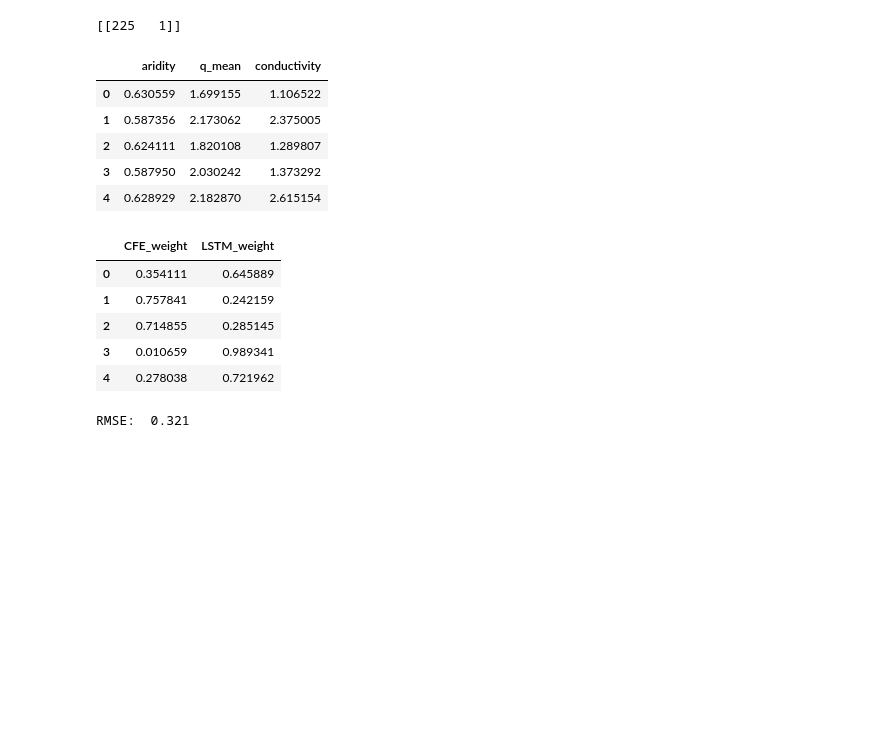
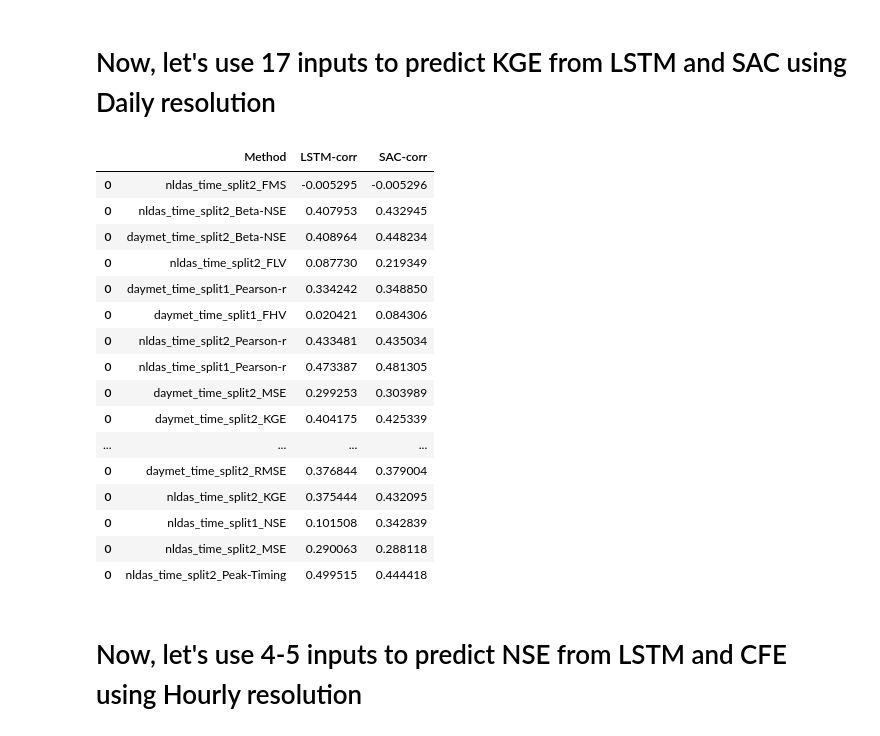
Before and after one commit to bolotinl/nextgen-form-eval, a Jupyter notebook: Mochi_Tests/Random Forest Regresser.ipynb, the cells around one changed output. Saved outputs shown, nothing was run; the diff lists cells and outputs as text; code cells hidden in the pictures; blank space fills up the shorter version.

```diff
--- a/Mochi_Tests/Random Forest Regresser.ipynb
+++ b/Mochi_Tests/Random Forest Regresser.ipynb
@@ -53,7 +90,0 @@ combined = np.vstack((CFE_coef, LSTM_coef)).T
-# %%
-no_data = np.argwhere(np.isnan(Features_combined))
-print(no_data)
-Features_input = np.delete(Features_combined, np.s_[225], 0)
-Weights_input = np.delete(combined, np.s_[225], 0)
-# %% [output]
-[[225   1]]
@@ -64,18 +90,0 @@ y = pd.DataFrame(Weights_input,columns=['CFE_weight','LSTM_weight'])# Target
-# %%
-x.head()
-# %% [output]
-|  | aridity | q_mean | conductivity |
-| 0 | 0.630559 | 1.699155 | 1.106522 |
-| 1 | 0.587356 | 2.173062 | 2.375005 |
-| 2 | 0.624111 | 1.820108 | 1.289807 |
-| 3 | 0.587950 | 2.030242 | 1.373292 |
-| 4 | 0.628929 | 2.182870 | 2.615154 |
-# %%
-y.head()
-# %% [output]
-|  | CFE_weight | LSTM_weight |
-| 0 | 0.354111 | 0.645889 |
-| 1 | 0.757841 | 0.242159 |
-| 2 | 0.714855 | 0.285145 |
-| 3 | 0.010659 | 0.989341 |
-| 4 | 0.278038 | 0.721962 |
@@ -85,15 +91,2 @@ x_train, x_test, y_train, y_test = train_test_split(x, y, test_size = 0.2, rando
-# %%
-# Initializing the Random Forest Regression model with 10 decision trees
-model = RandomForestRegressor(n_estimators = 10, random_state = 0)
-
-# Fitting the Random Forest Regression model to the data
-model.fit(x_train, y_train)
-
-# Predicting the target values of the test set
-y_pred = model.predict(x_test)
-
-# RMSE (Root Mean Square Error)
-rmse = float(format(np.sqrt(mean_squared_error(y_test, y_pred)), '.3f'))
-print("\nRMSE: ", rmse)
-# %% [output]
-RMSE:  0.321
+# %% [markdown]
+# Now, let's use 17 inputs to predict KGE from LSTM and SAC using Daily resolution
@@ -99,0 +217,22 @@ RMSE:  0.321
+# %%
+dfall
+# %% [output]
+|  | Method | LSTM-corr | SAC-corr |
+| 0 | nldas_time_split2_FMS | -0.005295 | -0.005296 |
+| 0 | nldas_time_split2_Beta-NSE | 0.407953 | 0.432945 |
+| 0 | daymet_time_split2_Beta-NSE | 0.408964 | 0.448234 |
+| 0 | nldas_time_split2_FLV | 0.087730 | 0.219349 |
+| 0 | daymet_time_split1_Pearson-r | 0.334242 | 0.348850 |
+| 0 | daymet_time_split1_FHV | 0.020421 | 0.084306 |
+| 0 | nldas_time_split2_Pearson-r | 0.433481 | 0.435034 |
+| 0 | nldas_time_split1_Pearson-r | 0.473387 | 0.481305 |
+| 0 | daymet_time_split2_MSE | 0.299253 | 0.303989 |
+| 0 | daymet_time_split2_KGE | 0.404175 | 0.425339 |
+| ... | ... | ... | ... |
+| 0 | daymet_time_split2_RMSE | 0.376844 | 0.379004 |
+| 0 | nldas_time_split2_KGE | 0.375444 | 0.432095 |
+| 0 | nldas_time_split1_NSE | 0.101508 | 0.342839 |
+| 0 | nldas_time_split2_MSE | 0.290063 | 0.288118 |
+| 0 | nldas_time_split2_Peak-Timing | 0.499515 | 0.444418 |
+# %% [markdown]
+# Now, let's use 4-5 inputs to predict NSE from LSTM and CFE using Hourly resolution
```
Also changed, not shown: parts of 10 cells of this notebook.
